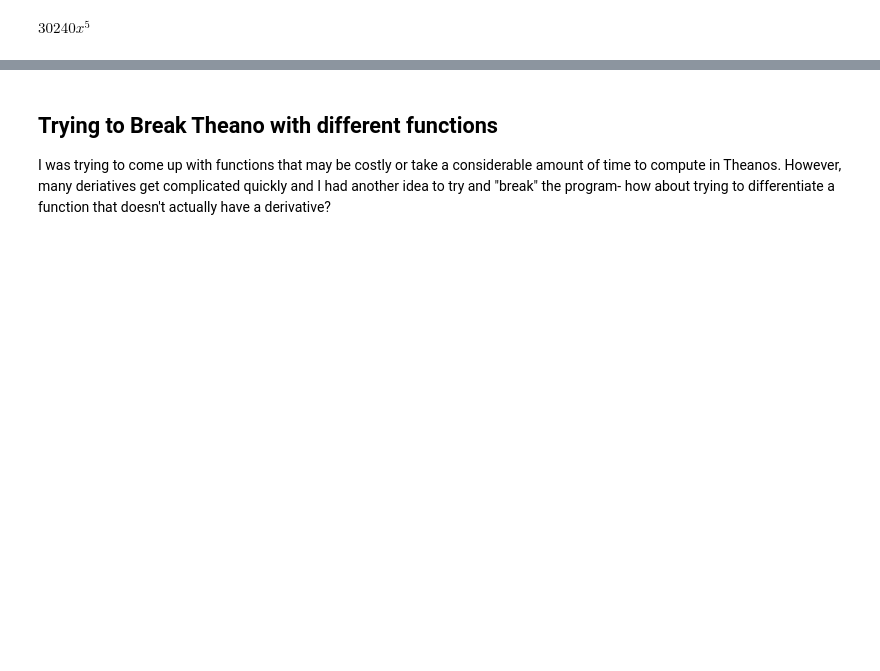
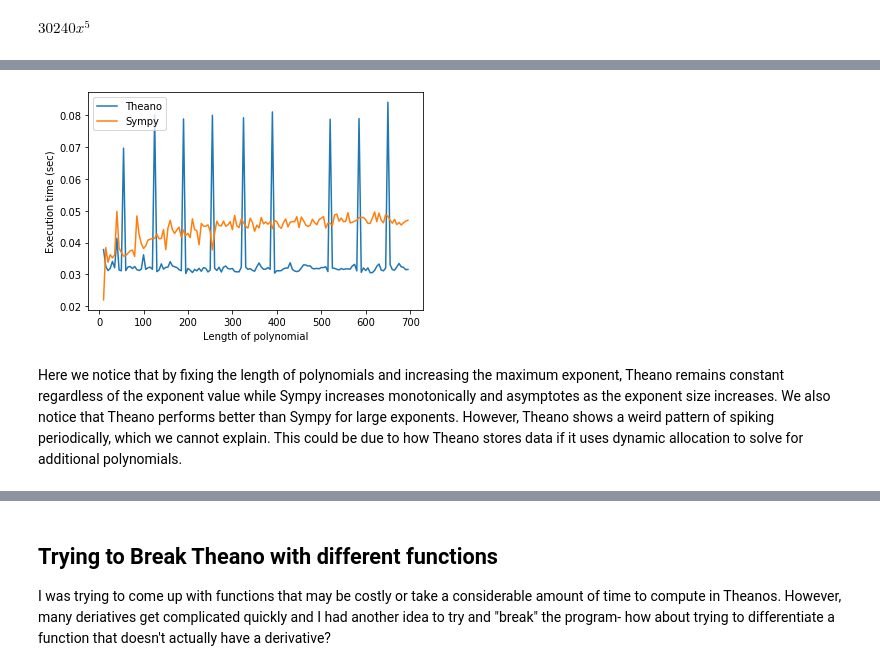
Before and after one commit to cu-numcomp/numcomp-team-project-group_project_csci_3656_team_b, a Jupyter notebook: project.ipynb, the cells around one changed output, grey strips where cells are left out. Saved outputs shown, nothing was run; the diff lists cells and outputs as text; code cells hidden in the pictures; blank space fills up the shorter version.

```diff
--- a/project.ipynb
+++ b/project.ipynb
@@ -121,0 +269,19 @@ $\displaystyle 30240 x^{5}$
+# %%
+plot_range = range(10, 700, 5)
+theano_timings3 = []
+sympy_timings3 = []
+
+for i in plot_range:
+    theano_timings3.append(theano_polydiff_timer(5, 5, 1, i, 1000))
+    sympy_timings3.append(sympy_polydiff_timer(5, 5, 1, i, 1000))
+# %%
+th_plot = plt.plot(plot_range, theano_timings3, label="Theano")
+sy_plot = plt.plot(plot_range, sympy_timings3, label="Sympy")
+plt.legend()
+plt.xlabel("Length of polynomial")
+plt.ylabel("Execution time (sec)")
+plt.show()
+# %% [output]
+[figure, added]
+# %% [markdown]
+Here we notice that by fixing the length of polynomials and increasing the maximum exponent, Theano remains constant regardless of the exponent value while Sympy increases monotonically and asymptotes as the exponent size increases. We also notice that Theano performs better than Sympy for large exponents. However, Theano shows a weird pattern of spiking periodically, which we cannot explain. This could be due to how Theano stores data if it uses dynamic allocation to solve for additional polynomials.
```
Also changed, not shown: parts of 23 cells of this notebook.
